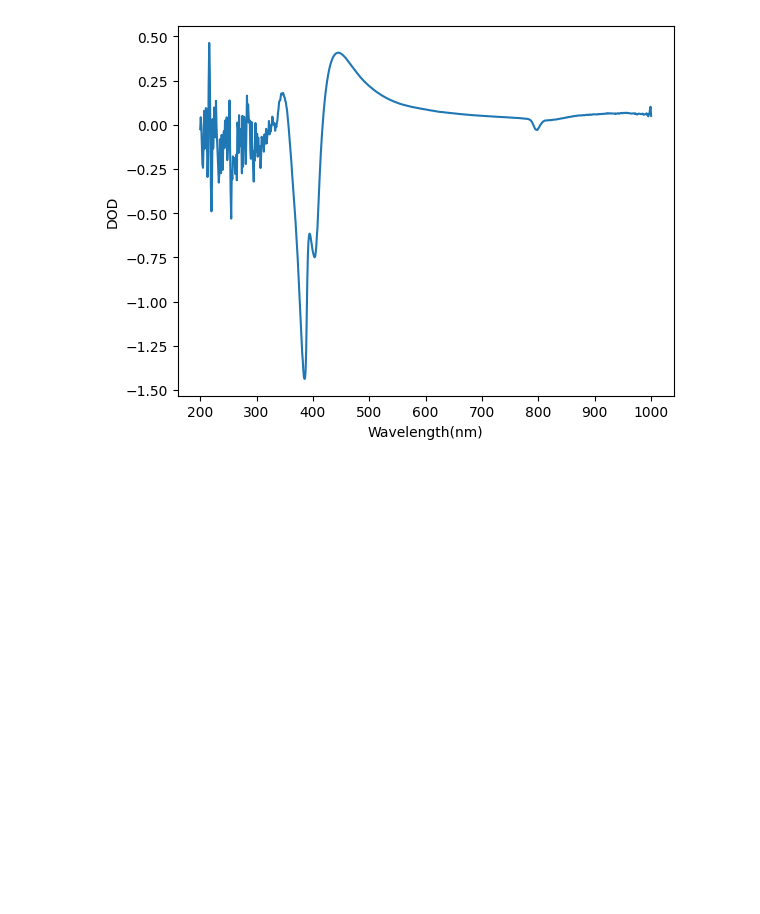
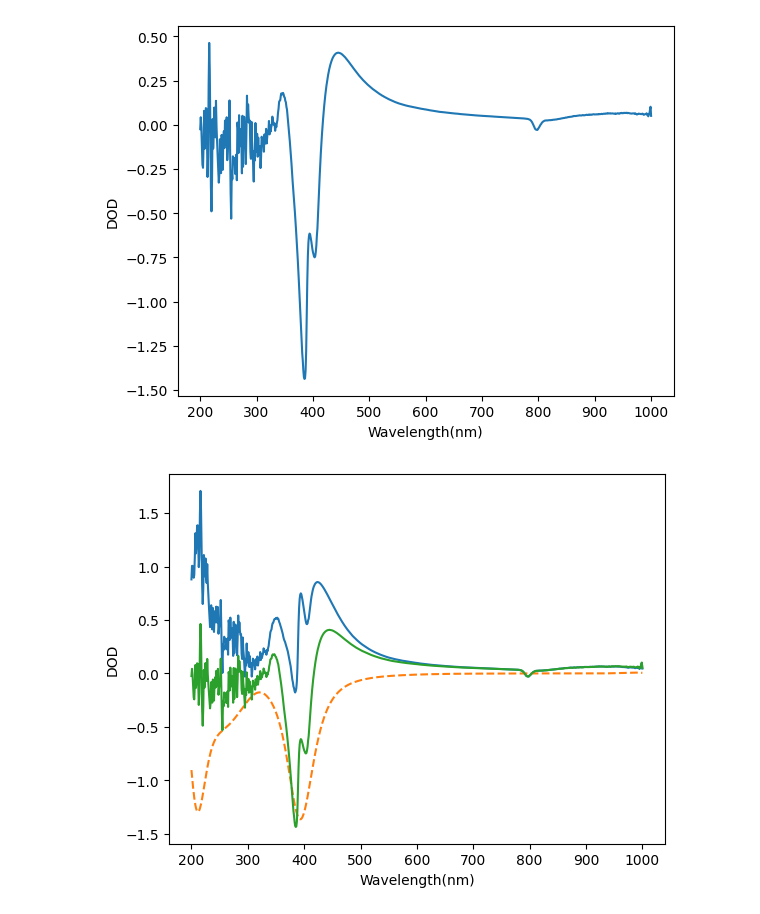
Before and after one commit to MaxiInafuku/ThesisDataTreatment, a Jupyter notebook: productSpectraTest.ipynb, the cells around one changed output. Cells and saved outputs as stored; diff of their text form; code cells hidden in the pictures; blank space fills up the shorter version.

Commit message:
product spectra corrections

```diff
--- a/productSpectraTest.ipynb
+++ b/productSpectraTest.ipynb
@@ -79,7 +88,7 @@ plt.show()
 # %%
 UVvisData = np.loadtxt(dataFolder+'absorbance30uJafter.csv', delimiter = ',')
-UVvisDataWavelength = funcCheckOrder(UVvisData[:,0])
-UVvisDataSpectrum = UVvisData[:,1]-0.03
+UVvisDataWavelength,UVvisDataSpectrumB = funcCheckAxisOrder(UVvisData[:,0],UVvisData[:,1])
+UVvisDataSpectrum = UVvisDataSpectrumB-0.03 #There's a small baseline in the UVvis.
 
 Figure, ax=plt.subplots()
 ax.plot(UVvisDataWavelength, UVvisDataSpectrum)
@@ -123,3 +131,18 @@ ax.set_ylabel('DOD')
 plt.show()
 # %% [output]
 [figure]
+# %%
+A = 0.05
+#productSpectra = (DODwavelength, singleDelaySpectrum, A, UVvisDataWavelength, UVvisConvoluted)
+productSpectra = DODInterpolated+A*UVvisConvoluted
+#print(productSpectra)
+
+Figure, ax = plt.subplots()
+ax.plot(UVvisDataWavelength, productSpectra)
+ax.plot(UVvisDataWavelength, -A*UVvisConvoluted, linestyle = '--')
+ax.plot(UVvisDataWavelength, DODInterpolated)
+ax.set_xlabel('Wavelength(nm)')
+ax.set_ylabel('DOD')
+plt.show()
+# %% [output]
+[figure, added]
```
Also changed, not shown: parts of 5 cells of this notebook, 2 other files.
